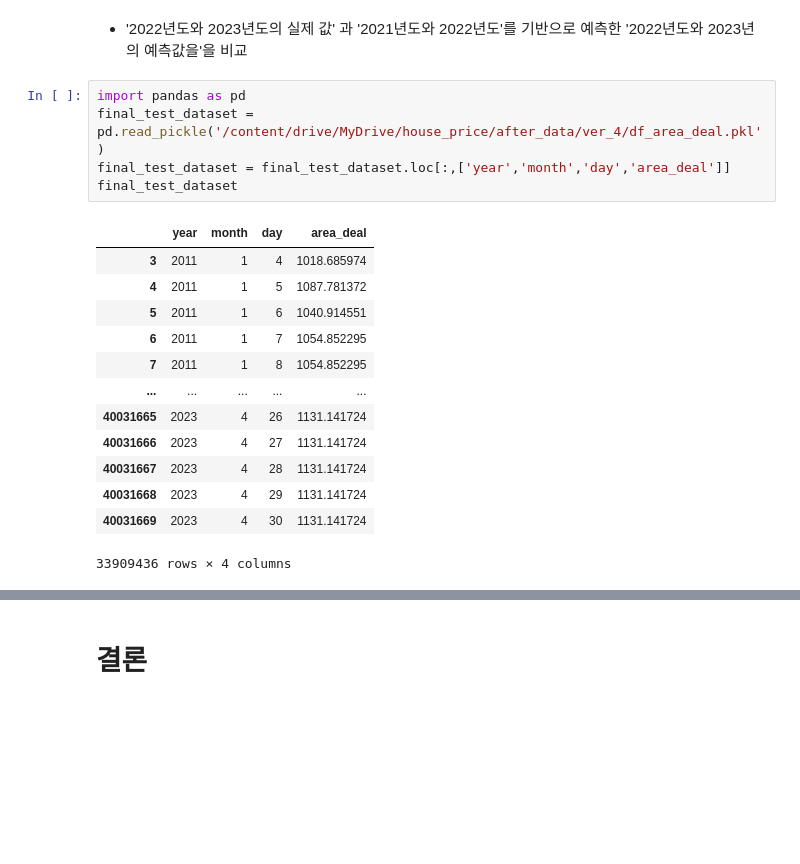
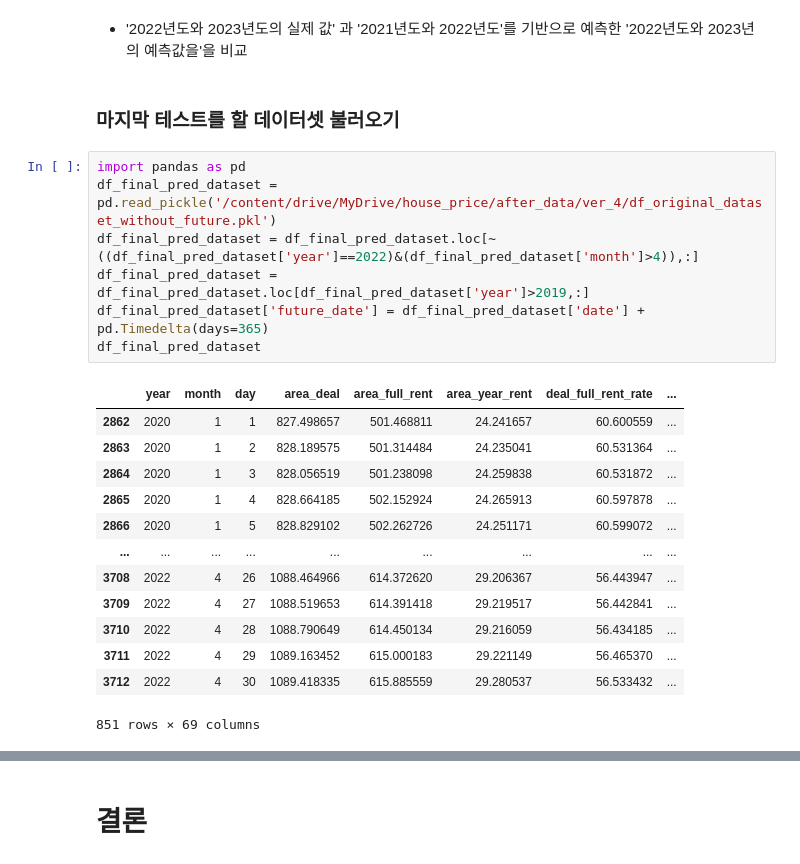
Before and after one commit to Ryong1998/house_price, a Jupyter notebook: EDA_file4.ipynb, the cells around one changed output, grey strips where cells are left out. Cells and saved outputs as stored; diff of their text form; blank space fills up the shorter version.

```diff
--- a/EDA_file4.ipynb
+++ b/EDA_file4.ipynb
@@ -2223,22 +2277,26 @@ Root Mean Squared Error: 0.796347040164109
 ## 마지막 테스트
 # %% [markdown]
 - '2022년도와 2023년도의 실제 값' 과 '2021년도와 2022년도'를 기반으로 예측한 '2022년도와 2023년의 예측값을'을 비교
+# %% [markdown]
+### 마지막 테스트를 할 데이터셋 불러오기
 # %%
 import pandas as pd
-final_test_dataset = pd.read_pickle('/content/drive/MyDrive/house_price/after_data/ver_4/df_area_deal.pkl')
-final_test_dataset = final_test_dataset.loc[:,['year','month','day','area_deal']]
-final_test_dataset
+df_final_pred_dataset = pd.read_pickle('/content/drive/MyDrive/house_price/after_data/ver_4/df_original_dataset_without_future.pkl')
+df_final_pred_dataset = df_final_pred_dataset.loc[~((df_final_pred_dataset['year']==2022)&(df_final_pred_dataset['month']>4)),:]
+df_final_pred_dataset = df_final_pred_dataset.loc[df_final_pred_dataset['year']>2019,:]
+df_final_pred_dataset['future_date'] = df_final_pred_dataset['date'] + pd.Timedelta(days=365)
+df_final_pred_dataset
 # %% [output]
-|  | year | month | day | area_deal |
-| 3 | 2011 | 1 | 4 | 1018.685974 |
-| 4 | 2011 | 1 | 5 | 1087.781372 |
-| 5 | 2011 | 1 | 6 | 1040.914551 |
-| 6 | 2011 | 1 | 7 | 1054.852295 |
-| 7 | 2011 | 1 | 8 | 1054.852295 |
-| ... | ... | ... | ... | ... |
-| 40031665 | 2023 | 4 | 26 | 1131.141724 |
-| 40031666 | 2023 | 4 | 27 | 1131.141724 |
-| 40031667 | 2023 | 4 | 28 | 1131.141724 |
-| 40031668 | 2023 | 4 | 29 | 1131.141724 |
-| 40031669 | 2023 | 4 | 30 | 1131.141724 |
+|  | year | month | day | area_deal | area_full_rent | area_year_rent | deal_full_rent_rate | ... |
+| 2862 | 2020 | 1 | 1 | 827.498657 | 501.468811 | 24.241657 | 60.600559 | ... |
+| 2863 | 2020 | 1 | 2 | 828.189575 | 501.314484 | 24.235041 | 60.531364 | ... |
+| 2864 | 2020 | 1 | 3 | 828.056519 | 501.238098 | 24.259838 | 60.531872 | ... |
+| 2865 | 2020 | 1 | 4 | 828.664185 | 502.152924 | 24.265913 | 60.597878 | ... |
+| 2866 | 2020 | 1 | 5 | 828.829102 | 502.262726 | 24.251171 | 60.599072 | ... |
+| ... | ... | ... | ... | ... | ... | ... | ... | ... |
+| 3708 | 2022 | 4 | 26 | 1088.464966 | 614.372620 | 29.206367 | 56.443947 | ... |
+| 3709 | 2022 | 4 | 27 | 1088.519653 | 614.391418 | 29.219517 | 56.442841 | ... |
+| 3710 | 2022 | 4 | 28 | 1088.790649 | 614.450134 | 29.216059 | 56.434185 | ... |
+| 3711 | 2022 | 4 | 29 | 1089.163452 | 615.000183 | 29.221149 | 56.465370 | ... |
+| 3712 | 2022 | 4 | 30 | 1089.418335 | 615.885559 | 29.280537 | 56.533432 | ... |
-33909436 rows × 4 columns
+851 rows × 69 columns
```
Also changed, not shown: parts of 60 cells of this notebook.
